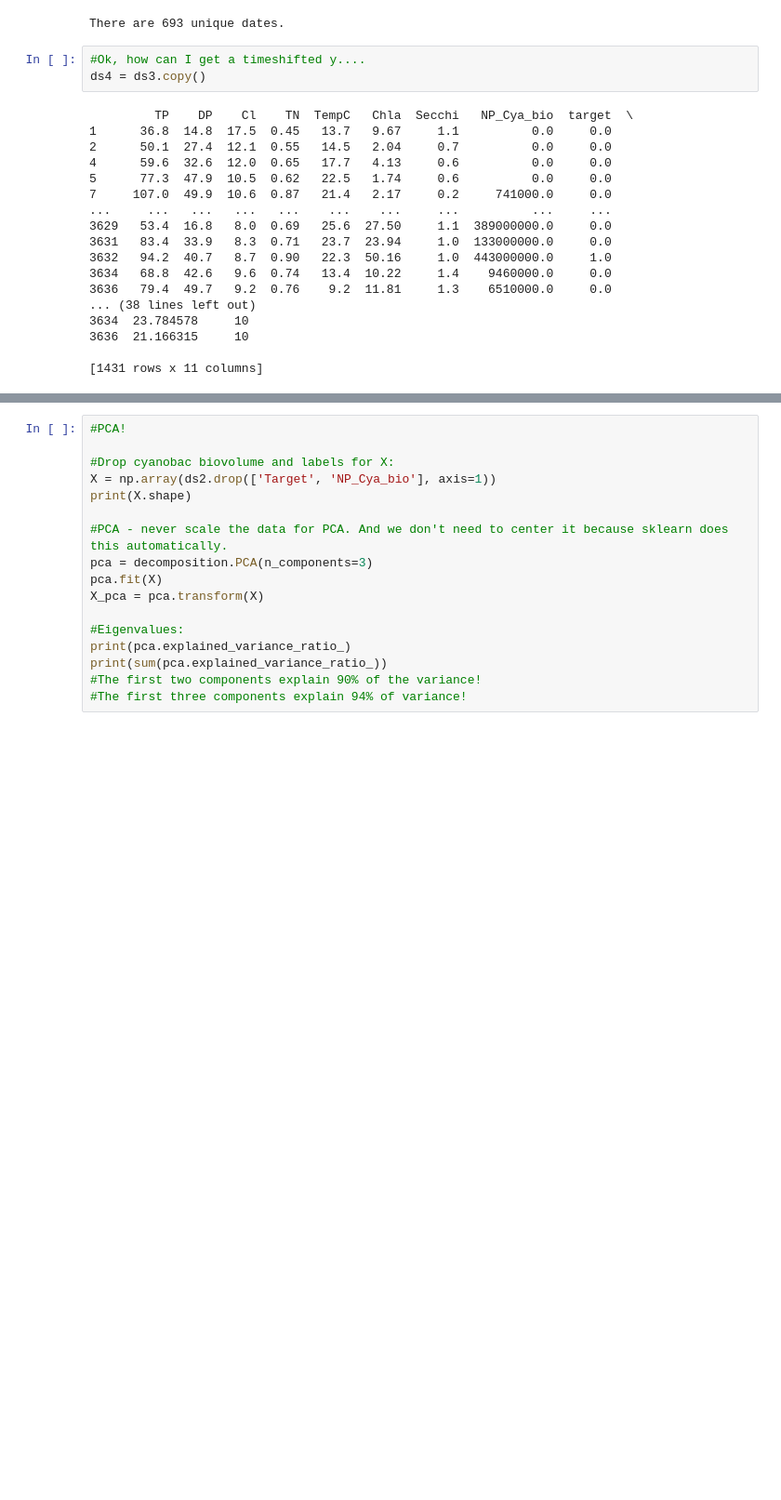
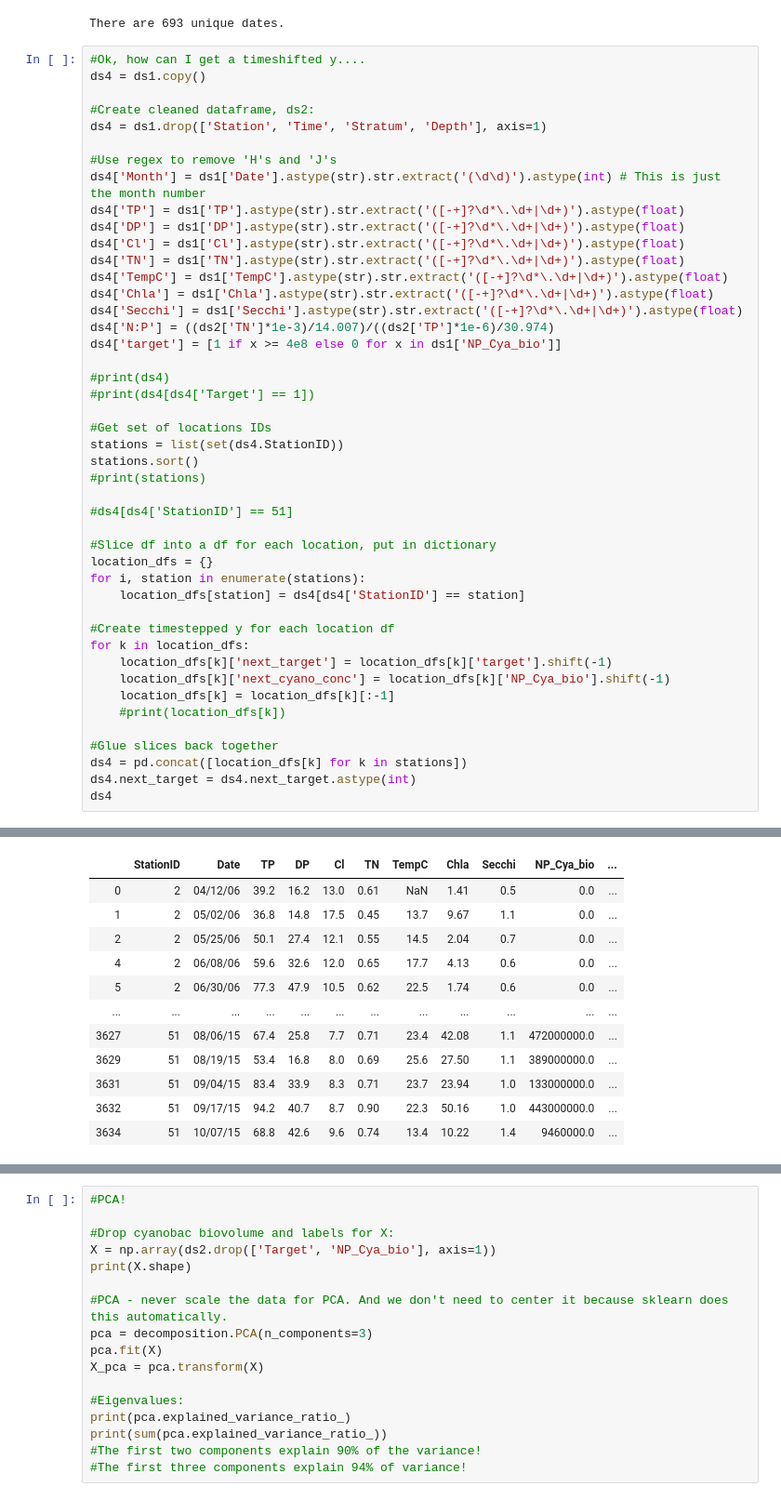
Before and after one commit to timolary/cyanobac-ml, a Jupyter notebook: Cyanobacteria_DataExploration.ipynb, the cells around one changed output, grey strips where cells are left out. Shown at 93% size. Saved outputs shown, nothing was run; the diff lists cells and outputs as text; blank space fills up the shorter version.

```diff
--- a/Cyanobacteria_DataExploration.ipynb
+++ b/Cyanobacteria_DataExploration.ipynb
@@ -158,24 +160,49 @@ samplecounts = ds1.groupby('Station').count()
 #There are anywhere from 85-106 sample dates per site.
 # %% [output]
 There are 693 unique dates.
-# %%
-#Ok, how can I get a timeshifted y....
-ds4 = ds3.copy()
-# %% [output]
-         TP    DP    Cl    TN  TempC   Chla  Secchi   NP_Cya_bio  target  \
-1      36.8  14.8  17.5  0.45   13.7   9.67     1.1          0.0     0.0
-2      50.1  27.4  12.1  0.55   14.5   2.04     0.7          0.0     0.0
-4      59.6  32.6  12.0  0.65   17.7   4.13     0.6          0.0     0.0
-5      77.3  47.9  10.5  0.62   22.5   1.74     0.6          0.0     0.0
-7     107.0  49.9  10.6  0.87   21.4   2.17     0.2     741000.0     0.0
-...     ...   ...   ...   ...    ...    ...     ...          ...     ...
-3629   53.4  16.8   8.0  0.69   25.6  27.50     1.1  389000000.0     0.0
-3631   83.4  33.9   8.3  0.71   23.7  23.94     1.0  133000000.0     0.0
-3632   94.2  40.7   8.7  0.90   22.3  50.16     1.0  443000000.0     1.0
-3634   68.8  42.6   9.6  0.74   13.4  10.22     1.4    9460000.0     0.0
-3636   79.4  49.7   9.2  0.76    9.2  11.81     1.3    6510000.0     0.0
-... (38 lines left out)
-3634  23.784578     10
-3636  21.166315     10
-
-[1431 rows x 11 columns]
+# %%
+#Ok, how can I get a timeshifted y....
+ds4 = ds1.copy()
+
+#Create cleaned dataframe, ds2:
+ds4 = ds1.drop(['Station', 'Time', 'Stratum', 'Depth'], axis=1)
+
+#Use regex to remove 'H's and 'J's
+ds4['Month'] = ds1['Date'].astype(str).str.extract('(\d\d)').astype(int) # This is just the month number
+ds4['TP'] = ds1['TP'].astype(str).str.extract('([-+]?\d*\.\d+|\d+)').astype(float)
+ds4['DP'] = ds1['DP'].astype(str).str.extract('([-+]?\d*\.\d+|\d+)').astype(float)
+ds4['Cl'] = ds1['Cl'].astype(str).str.extract('([-+]?\d*\.\d+|\d+)').astype(float)
+ds4['TN'] = ds1['TN'].astype(str).str.extract('([-+]?\d*\.\d+|\d+)').astype(float)
+ds4['TempC'] = ds1['TempC'].astype(str).str.extract('([-+]?\d*\.\d+|\d+)').astype(float)
+ds4['Chla'] = ds1['Chla'].astype(str).str.extract('([-+]?\d*\.\d+|\d+)').astype(float)
+ds4['Secchi'] = ds1['Secchi'].astype(str).str.extract('([-+]?\d*\.\d+|\d+)').astype(float)
+ds4['N:P'] = ((ds2['TN']*1e-3)/14.007)/((ds2['TP']*1e-6)/30.974)
+ds4['target'] = [1 if x >= 4e8 else 0 for x in ds1['NP_Cya_bio']]
+
+#print(ds4)
+#print(ds4[ds4['Target'] == 1])
+
+#Get set of locations IDs
+stations = list(set(ds4.StationID))
+stations.sort()
+#print(stations)
+
+#ds4[ds4['StationID'] == 51]
+
+#Slice df into a df for each location, put in dictionary
+location_dfs = {}
+for i, station in enumerate(stations):
+    location_dfs[station] = ds4[ds4['StationID'] == station]
+
+#Create timestepped y for each location df
+for k in location_dfs:
+    location_dfs[k]['next_target'] = location_dfs[k]['target'].shift(-1)
+    location_dfs[k]['next_cyano_conc'] = location_dfs[k]['NP_Cya_bio'].shift(-1)
+    location_dfs[k] = location_dfs[k][:-1]
+    #print(location_dfs[k])
+
+#Glue slices back together
+ds4 = pd.concat([location_dfs[k] for k in stations])
+ds4.next_target = ds4.next_target.astype(int)
+ds4
+# %% [output]
@@ -181,0 +217,12 @@ ds4 = ds3.copy()
+|  | StationID | Date | TP | DP | Cl | TN | TempC | Chla | Secchi | NP_Cya_bio | ... |
+| 0 | 2 | 04/12/06 | 39.2 | 16.2 | 13.0 | 0.61 | NaN | 1.41 | 0.5 | 0.0 | ... |
+| 1 | 2 | 05/02/06 | 36.8 | 14.8 | 17.5 | 0.45 | 13.7 | 9.67 | 1.1 | 0.0 | ... |
+| 2 | 2 | 05/25/06 | 50.1 | 27.4 | 12.1 | 0.55 | 14.5 | 2.04 | 0.7 | 0.0 | ... |
+| 4 | 2 | 06/08/06 | 59.6 | 32.6 | 12.0 | 0.65 | 17.7 | 4.13 | 0.6 | 0.0 | ... |
+| 5 | 2 | 06/30/06 | 77.3 | 47.9 | 10.5 | 0.62 | 22.5 | 1.74 | 0.6 | 0.0 | ... |
+| ... | ... | ... | ... | ... | ... | ... | ... | ... | ... | ... | ... |
+| 3627 | 51 | 08/06/15 | 67.4 | 25.8 | 7.7 | 0.71 | 23.4 | 42.08 | 1.1 | 472000000.0 | ... |
+| 3629 | 51 | 08/19/15 | 53.4 | 16.8 | 8.0 | 0.69 | 25.6 | 27.50 | 1.1 | 389000000.0 | ... |
+| 3631 | 51 | 09/04/15 | 83.4 | 33.9 | 8.3 | 0.71 | 23.7 | 23.94 | 1.0 | 133000000.0 | ... |
+| 3632 | 51 | 09/17/15 | 94.2 | 40.7 | 8.7 | 0.90 | 22.3 | 50.16 | 1.0 | 443000000.0 | ... |
+| 3634 | 51 | 10/07/15 | 68.8 | 42.6 | 9.6 | 0.74 | 13.4 | 10.22 | 1.4 | 9460000.0 | ... |
```
Also changed, not shown: parts of 2 cells of this notebook, 1 other file.
